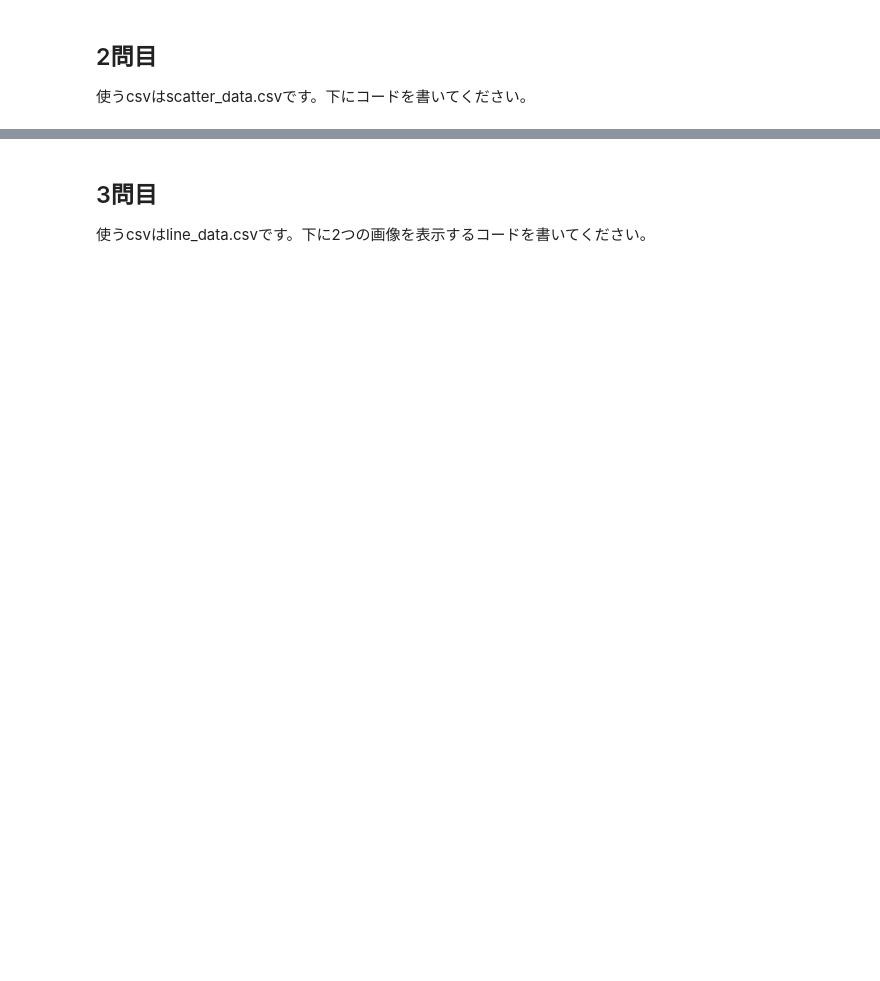
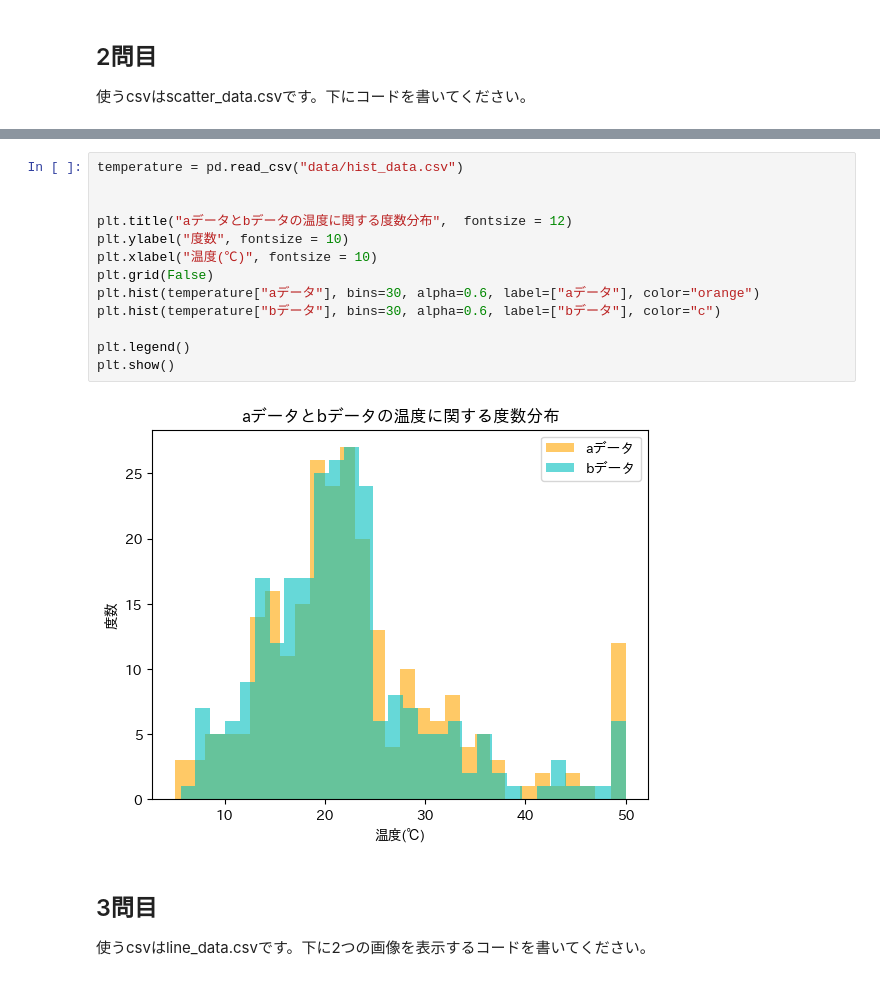
Before and after one commit to KusabaHaruna/BasicPython, a Jupyter notebook: matplotlib_exercise.ipynb, the cells around one changed output, grey strips where cells are left out. Saved outputs shown, nothing was run; the diff lists cells and outputs as text; blank space fills up the shorter version.

```diff
--- a/matplotlib_exercise.ipynb
+++ b/matplotlib_exercise.ipynb
@@ -22,5 +54,20 @@ ModuleNotFoundError: No module named 'distutils'
 # %% [markdown]
 ![問2](./imgs/matplotlib/plot_2.png)
+# %%
+temperature = pd.read_csv("data/hist_data.csv")
+
+
+plt.title("aデータとbデータの温度に関する度数分布",  fontsize = 12)
+plt.ylabel("度数", fontsize = 10)
+plt.xlabel("温度(℃)", fontsize = 10)
+plt.grid(False)
+plt.hist(temperature["aデータ"], bins=30, alpha=0.6, label=["aデータ"], color="orange")
+plt.hist(temperature["bデータ"], bins=30, alpha=0.6, label=["bデータ"], color="c")
+
+plt.legend()
+plt.show()
+# %% [output]
+[figure, added]
 # %% [markdown]
 ## 3問目
 使うcsvはline_data.csvです。下に2つの画像を表示するコードを書いてください。
```
Also changed, not shown: parts of 5 cells of this notebook.
